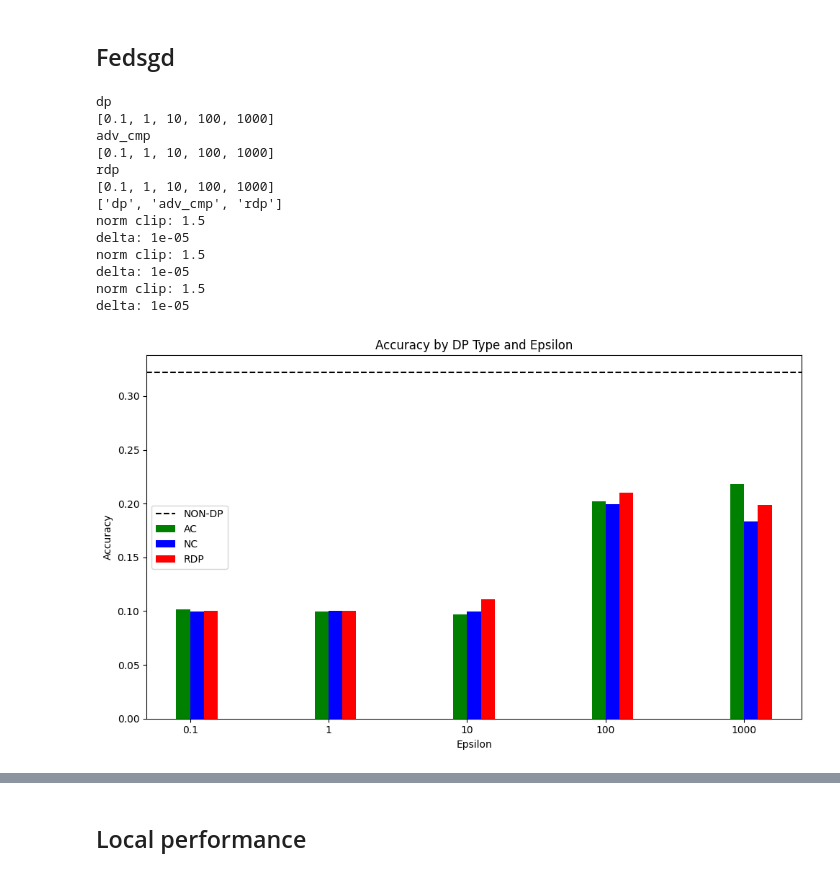
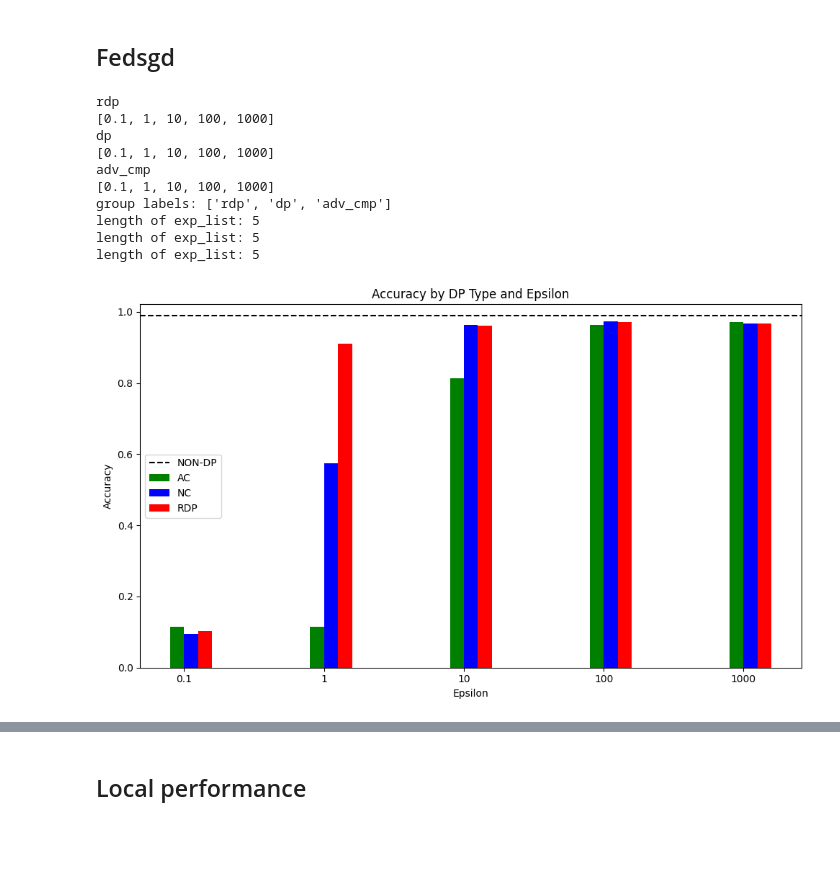
Before and after one commit to gadm21/FedFort, a Jupyter notebook: src/show_results.ipynb, the cells around one changed output, grey strips where cells are left out. Cells and saved outputs as stored; diff of their text form; code cells hidden in the pictures; blank space fills up the shorter version.

```diff
--- a/src/show_results.ipynb
+++ b/src/show_results.ipynb
@@ -69,6 +69,10 @@ class Exp :
             self.acc = np.load(join(self.exp_path, 'accuracy.npy'))
             self.loss = np.load(join(self.exp_path, 'loss.npy'))
 
+        if not isinstance(self.acc, np.ndarray) :
+            self.acc = np.array(self.acc)
+            self.loss = np.array(self.loss)
+
 
     def plot(self, metric='acc', labels=None) :
 
@@ -174,6 +178,9 @@ for p in experiment_paths :
 
 plt.legend()
 plt.show()
+# %%
+exp_path = "/Users/gadmohamed/Desktop/live repos/FedFort/src/results/cifar10_fedavg_True_04_08_2023_10_10_30"
+exp = Exp(exp_path)
 # %% [markdown]
 ## Fedsgd
 # %%
@@ -188,7 +195,7 @@ for p in experiment_paths :
     exp = Exp(p)
     if exp.corrupt :
         continue
-    if exp.args['dataset'] == 'cifar10' and exp.args['learning_algorithm'] == 'fedakd' :
+    if exp.args['dataset'] == 'mnist' and exp.args['learning_algorithm'] == 'central' :
         if exp.args['use_dp'] :
             local_dp.append(exp)
         else :
@@ -223,49 +230,46 @@ fig, ax = plt.subplots(figsize=(10, 6))
 colors = ['r', 'g', 'b']
 colors = {
     'rdp': 'r',
     'adv_cmp': 'g',
     'dp': 'b'
 }
-print(group_labels)
+print("group labels:", group_labels)
 group_labels = ['adv_cmp', 'dp', 'rdp']
 for i, dp_type in enumerate(group_labels):
     exp_list = dp_types_exps[dp_type]
-    # acc_values = [list(exp.acc)[-1] for exp in exp_list]
+    print("length of exp_list:", len(exp_list))
+    # exp_list = average_exp_list(exp_list, 'dp_epsilon')
+
     acc_values = [exp.acc[-1] for exp in exp_list]
-    print("norm clip:", exp_list[-1].args['dp_norm_clip'])
-    print("delta:", exp_list[-1].args['dp_delta'])
     bar_positions = index + (i - num_groups // 2 + 0.5) * bar_width
-    # while len(bar_positions) > len(acc_values) :
-        # acc_values.append(0)
+    while len(bar_positions) > len(acc_values) :
+        acc_values.append(0)
     ax.bar(bar_positions, acc_values, width=bar_width, align='center', label=dp_types_to_labels[dp_type], color=colors[dp_type])
 
 # draw horizontal lines
 ax.axhline(y=np.mean([list(e.acc)[-1] for e in local_nondp]), color='k', linestyle='--', label='NON-DP')
 
 ax.set_xlabel('Epsilon')
 ax.set_ylabel('Accuracy')
 ax.set_title('Accuracy by DP Type and Epsilon')
 ax.set_xticks(index)
 ax.set_xticklabels(epsilon_values)
 ax.legend()
 
 plt.tight_layout()
 plt.show()
 # %% [output]
+rdp
+[0.1, 1, 10, 100, 1000]
 dp
 [0.1, 1, 10, 100, 1000]
 adv_cmp
 [0.1, 1, 10, 100, 1000]
-rdp
-[0.1, 1, 10, 100, 1000]
-['dp', 'adv_cmp', 'rdp']
-norm clip: 1.5
-delta: 1e-05
-norm clip: 1.5
-delta: 1e-05
-norm clip: 1.5
-delta: 1e-05
+group labels: ['rdp', 'dp', 'adv_cmp']
+length of exp_list: 5
+length of exp_list: 5
+length of exp_list: 5
-[figure, old version]
+[figure, new version]
 # %%
 nondp_acc = np.mean([list(e.acc)[-1] for e in local_nondp])
 
```
Also changed, not shown: parts of 7 cells of this notebook, 14 other files.
